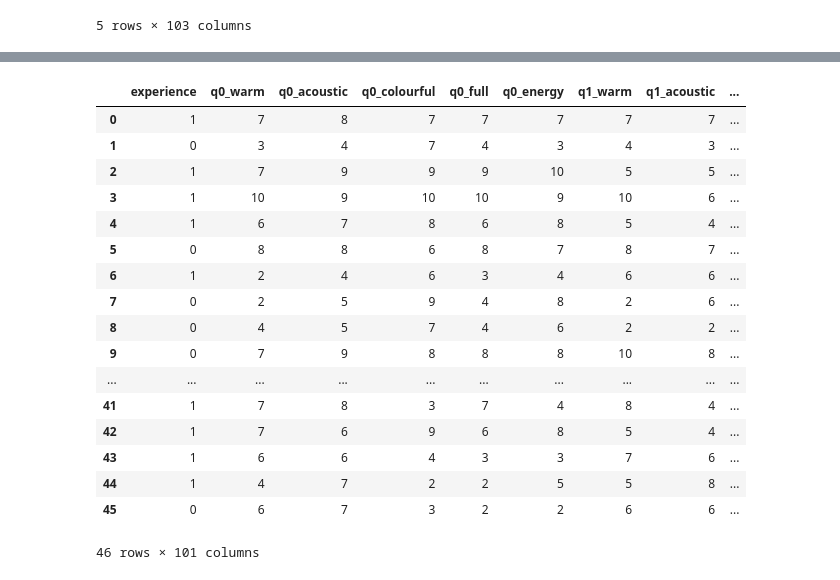
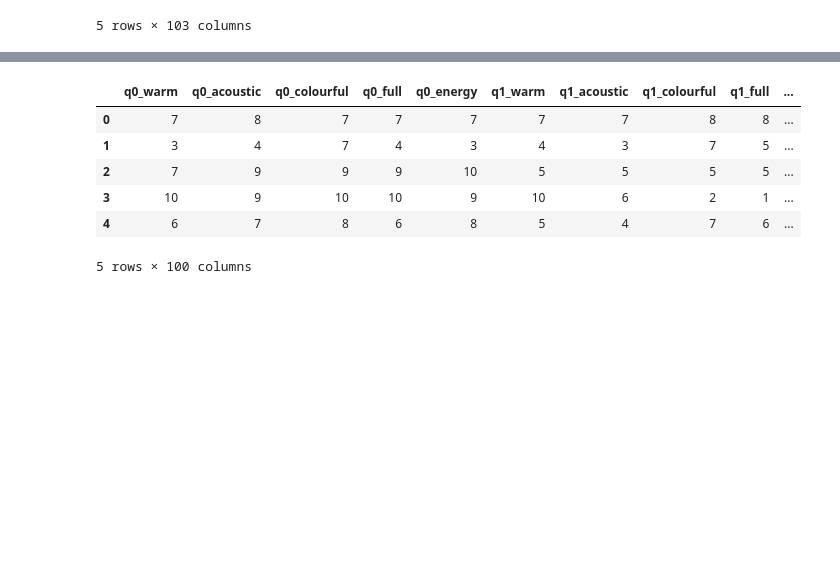
Before and after one commit to siddikayyappa/Polyphonic-Timbre-Perception, a Jupyter notebook: test.ipynb, the cells around one changed output, grey strips where cells are left out. Cells and saved outputs as stored; diff of their text form; code cells hidden in the pictures; blank space fills up the shorter version.

```diff
--- a/test.ipynb
+++ b/test.ipynb
@@ -8,9 +10,9 @@ def create_dict():
         if(i != 0):
             dict_1["On a scale of 1-10 how warm is the song? (10 corresponds to very warm)."+str(i)] = "q"+str(i)+"_warm"
             dict_1["On a scale of 1-10 how acoustic is the song? (10 corresponds to very acoustic)."+str(i)] = "q"+str(i)+"_acoustic"
-            dict_1["On a scale of 1-10 how colourful is the song? (10 corresponds to very colourful)."+str(i)] = "q"+str(i)+"_coloutful"
+            dict_1["On a scale of 1-10 how colourful is the song? (10 corresponds to very colourful)."+str(i)] = "q"+str(i)+"_colourful"
             dict_1["On a scale of 1-10 how full is the song? (10 corresponds to very full)."+str(i)] = "q"+str(i)+"_full"
-            dict_1["On a scale of 1-10 how Energetic is the song? (10 corresponds to very Energetic)."+str(i)] = "q"+str(i)+"_full"
+            dict_1["On a scale of 1-10 how Energetic is the song? (10 corresponds to very Energetic)."+str(i)] = "q"+str(i)+"_energy"
         else:
             dict_1["On a scale of 1-10 how warm is the song? (10 corresponds to very warm)"] = "q"+str(i)+"_warm"
             dict_1["On a scale of 1-10 how acoustic is the song? (10 corresponds to very acoustic)"] = "q"+str(i)+"_acoustic"
@@ -57,26 +50,16 @@ def return_exp(experience):
     return list_1
 
 df['experience'] = return_exp(experience)
-df
-# %% [output]
-|  | experience | q0_warm | q0_acoustic | q0_colourful | q0_full | q0_energy | q1_warm | q1_acoustic | ... |
-| 0 | 1 | 7 | 8 | 7 | 7 | 7 | 7 | 7 | ... |
-| 1 | 0 | 3 | 4 | 7 | 4 | 3 | 4 | 3 | ... |
-| 2 | 1 | 7 | 9 | 9 | 9 | 10 | 5 | 5 | ... |
-| 3 | 1 | 10 | 9 | 10 | 10 | 9 | 10 | 6 | ... |
-| 4 | 1 | 6 | 7 | 8 | 6 | 8 | 5 | 4 | ... |
-| 5 | 0 | 8 | 8 | 6 | 8 | 7 | 8 | 7 | ... |
-| 6 | 1 | 2 | 4 | 6 | 3 | 4 | 6 | 6 | ... |
-| 7 | 0 | 2 | 5 | 9 | 4 | 8 | 2 | 6 | ... |
-| 8 | 0 | 4 | 5 | 7 | 4 | 6 | 2 | 2 | ... |
-| 9 | 0 | 7 | 9 | 8 | 8 | 8 | 10 | 8 | ... |
-| ... | ... | ... | ... | ... | ... | ... | ... | ... | ... |
-| 41 | 1 | 7 | 8 | 3 | 7 | 4 | 8 | 4 | ... |
-| 42 | 1 | 7 | 6 | 9 | 6 | 8 | 5 | 4 | ... |
-| 43 | 1 | 6 | 6 | 4 | 3 | 3 | 7 | 6 | ... |
-| 44 | 1 | 4 | 7 | 2 | 2 | 5 | 5 | 8 | ... |
-| 45 | 0 | 6 | 7 | 3 | 2 | 2 | 6 | 6 | ... |
-46 rows × 101 columns
 # %%
-df_experience = df[df['experience'] == 1].drop(['experience'], axis = 1)
-df_unexperience = df[df['experience'] == 0].drop(['experience'], axis = 1)
+df_experience = df[df['experience'] == 1].drop(['experience'], axis = 1).reset_index(drop = True)
+df_unexperience = df[df['experience'] == 0].drop(['experience'], axis = 1).reset_index(drop = True)
+df = df.drop(['experience'], axis = 1).reset_index(drop = True)
+df.head()
+# %% [output]
+|  | q0_warm | q0_acoustic | q0_colourful | q0_full | q0_energy | q1_warm | q1_acoustic | q1_colourful | q1_full | ... |
+| 0 | 7 | 8 | 7 | 7 | 7 | 7 | 7 | 8 | 8 | ... |
+| 1 | 3 | 4 | 7 | 4 | 3 | 4 | 3 | 7 | 5 | ... |
+| 2 | 7 | 9 | 9 | 9 | 10 | 5 | 5 | 5 | 5 | ... |
+| 3 | 10 | 9 | 10 | 10 | 9 | 10 | 6 | 2 | 1 | ... |
+| 4 | 6 | 7 | 8 | 6 | 8 | 5 | 4 | 7 | 6 | ... |
+5 rows × 100 columns
```
Also changed, not shown: parts of 22 cells of this notebook, 22 other files.
